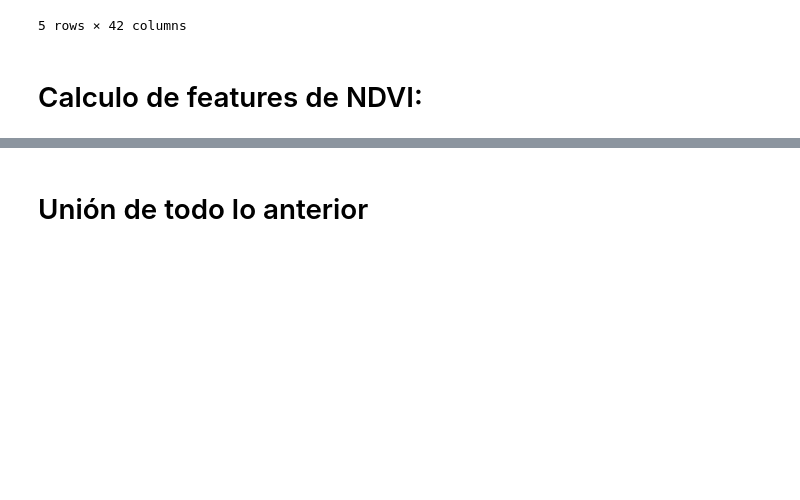
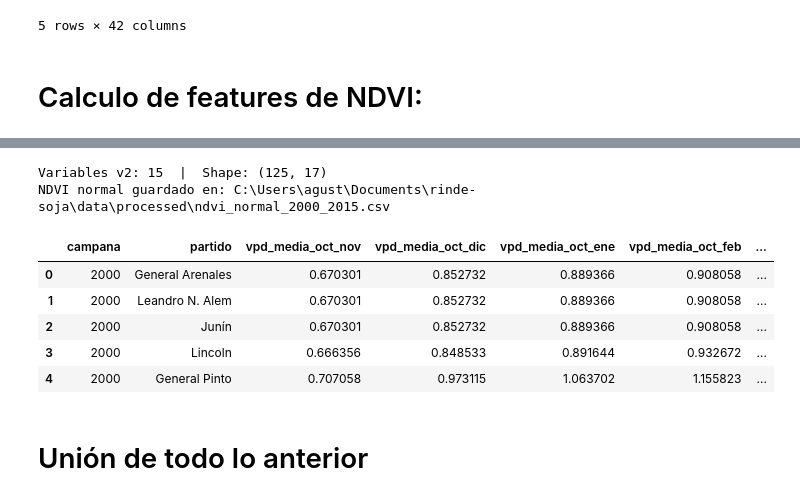
Before and after one commit to AgustinMusanti/prediccion-rinde-soja, a Jupyter notebook: notebooks/03_feature_engineering.ipynb, the cells around one changed output, grey strips where cells are left out. Drawn from its saved outputs; the diff is of its cells as text; code cells hidden in the pictures; blank space fills up the shorter version.

```diff
--- a/notebooks/03_feature_engineering.ipynb
+++ b/notebooks/03_feature_engineering.ipynb
@@ -188,3 +195,62 @@ Shape: (125, 27)
+# %%
+FIN_PERIODO_NORMAL = 2015   # "normal" de NDVI = campañas 2000-2015
+
+def presion_vapor(t):
+    """Presión de vapor de saturación (kPa), FAO-56 ec. 11."""
+    return 0.6108 * np.exp(17.27 * t / (t + 237.3))
+
+# VPD diario: (es(Tmax) + es(Tmin)) / 2 - ea(Tdew)
+df_clima["vpd"] = (presion_vapor(df_clima["T2M_MAX"]) + presion_vapor(df_clima["T2M_MIN"])) / 2 - presion_vapor(df_clima["T2MDEW"])
+
+# NDVI normal por partido y fecha del año (composiciones MODIS de 16 días: mismo día del año cada año)
+dn_all = df_ndvi.copy()
+dn_all["doy"] = dn_all["fecha"].dt.dayofyear
+dn_all["campana_ref"] = np.where(dn_all["fecha"].dt.month >= 9, dn_all["fecha"].dt.year, dn_all["fecha"].dt.year - 1)
+ndvi_normal = (dn_all[dn_all["campana_ref"] <= FIN_PERIODO_NORMAL]
+               .groupby(["partido", "doy"])["ndvi"].mean().rename("ndvi_normal").reset_index())
+ndvi_normal.to_csv(DATA_PROCESSED / "ndvi_normal_2000_2015.csv", index=False)
+dn_all = dn_all.merge(ndvi_normal, on=["partido", "doy"], how="left")
+dn_all["ndvi_anom"] = dn_all["ndvi"] - dn_all["ndvi_normal"]
+
+v2_features = []
+for campana in range(2000, 2025):
+    inicio, fin = pd.Timestamp(f"{campana}-09-01"), pd.Timestamp(f"{campana+1}-05-31")
+    dc = df_clima[(df_clima["fecha"] >= inicio) & (df_clima["fecha"] <= fin)].copy()
+    dc["mes_camp"] = dc["fecha"].apply(lambda f: mes_campana(f, campana))
+    dn = dn_all[(dn_all["fecha"] >= inicio) & (dn_all["fecha"] <= fin)].copy()
+    dn["mes_camp"] = dn["fecha"].apply(lambda f: mes_campana(f, campana))
+
+    for partido in PARTIDOS:
+        dcp = dc[dc["partido"] == partido]
+        dnp = dn[dn["partido"] == partido].sort_values("fecha")
+        if len(dcp) == 0:
+            continue
+        row = {"campana": campana, "partido": partido}
+        for ventana_nombre, (mes_ini, mes_fin) in VENTANAS.items():
+            dv = dcp[(dcp["mes_camp"] >= mes_ini) & (dcp["mes_camp"] <= mes_fin)]
+            if len(dv):
+                row[f"vpd_media_{ventana_nombre}"] = dv["vpd"].mean()
+            nv = dnp[(dnp["mes_camp"] >= mes_ini) & (dnp["mes_camp"] <= mes_fin)].dropna(subset=["ndvi_anom"])
+            if len(nv):
+                row[f"ndvi_anom_media_{ventana_nombre}"] = nv["ndvi_anom"].mean()
+                row[f"ndvi_anom_ultimo_{ventana_nombre}"] = nv["ndvi_anom"].iloc[-1]   # estado a la fecha de corte
+        v2_features.append(row)
+
+# Orden de columnas: VPD (todas las ventanas), anomalía media, anomalía última
+orden_v2 = [f"{p}_{v}" for p in ["vpd_media", "ndvi_anom_media", "ndvi_anom_ultimo"] for v in VENTANAS]
+df_feat_v2 = pd.DataFrame(v2_features)[["campana", "partido"] + orden_v2]
+print(f"Variables v2: {len(orden_v2)}  |  Shape: {df_feat_v2.shape}")
+print(f"NDVI normal guardado en: {DATA_PROCESSED / 'ndvi_normal_2000_2015.csv'}")
+df_feat_v2.head()
+# %% [output]
+Variables v2: 15  |  Shape: (125, 17)
+NDVI normal guardado en: C:\Users\agust\Documents\rinde-soja\data\processed\ndvi_normal_2000_2015.csv
+|  | campana | partido | vpd_media_oct_nov | vpd_media_oct_dic | vpd_media_oct_ene | vpd_media_oct_feb | ... |
+| 0 | 2000 | General Arenales | 0.670301 | 0.852732 | 0.889366 | 0.908058 | ... |
+| 1 | 2000 | Leandro N. Alem | 0.670301 | 0.852732 | 0.889366 | 0.908058 | ... |
+| 2 | 2000 | Junín | 0.670301 | 0.852732 | 0.889366 | 0.908058 | ... |
+| 3 | 2000 | Lincoln | 0.666356 | 0.848533 | 0.891644 | 0.932672 | ... |
+| 4 | 2000 | General Pinto | 0.707058 | 0.973115 | 1.063702 | 1.155823 | ... |
 # %% [markdown]
 # Unión de todo lo anterior
 # %%
```
Also changed, not shown: parts of 5 cells of this notebook, 2 other files.
